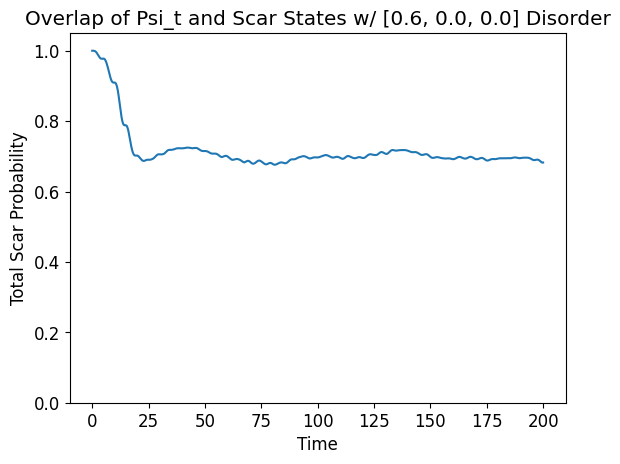
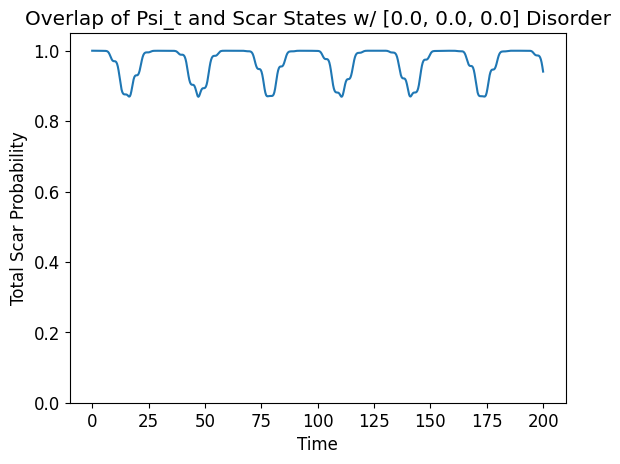
Code edit (unified diff) that turned the first committed figure into the second:
--- before
+++ after
@@ -1,22 +1 @@
-scarIndices = giveMeScarOverlap(N, psi0, tlist, plot_scars=False, disorder=[dz, dy, dx], reals=200, args=args)
-print(scarIndices)
-
-plt.figure(figsize=(15, 10))
-
-eigenvalues = H0.eigenenergies()
-xlist = np.linspace(0, len(eigenvalues), len(eigenvalues))
-plt.plot(xlist, eigenvalues, ".", ms=12)
-
-slist = []
-scarVals = []
-for i in scarIndices:
-    slist.append(xlist[i])
-    scarVals.append(eigenvalues[i])
-
-plt.plot(slist, scarVals, ".", ms=12)
-plt.grid(True)
-plt.xlabel("Eigenvalue")
-plt.ylabel("Energy")
-plt.grid(True, alpha=0.4)
-plt.title(f"Energies of Eigenvalues N={N}")
-plt.show()
+scarIndices = giveMeScarOverlap(N, psi0, tlist, plot_scars=False, disorder=[dz, dy, dx], reals=100, args=args)

Commit: did stuff